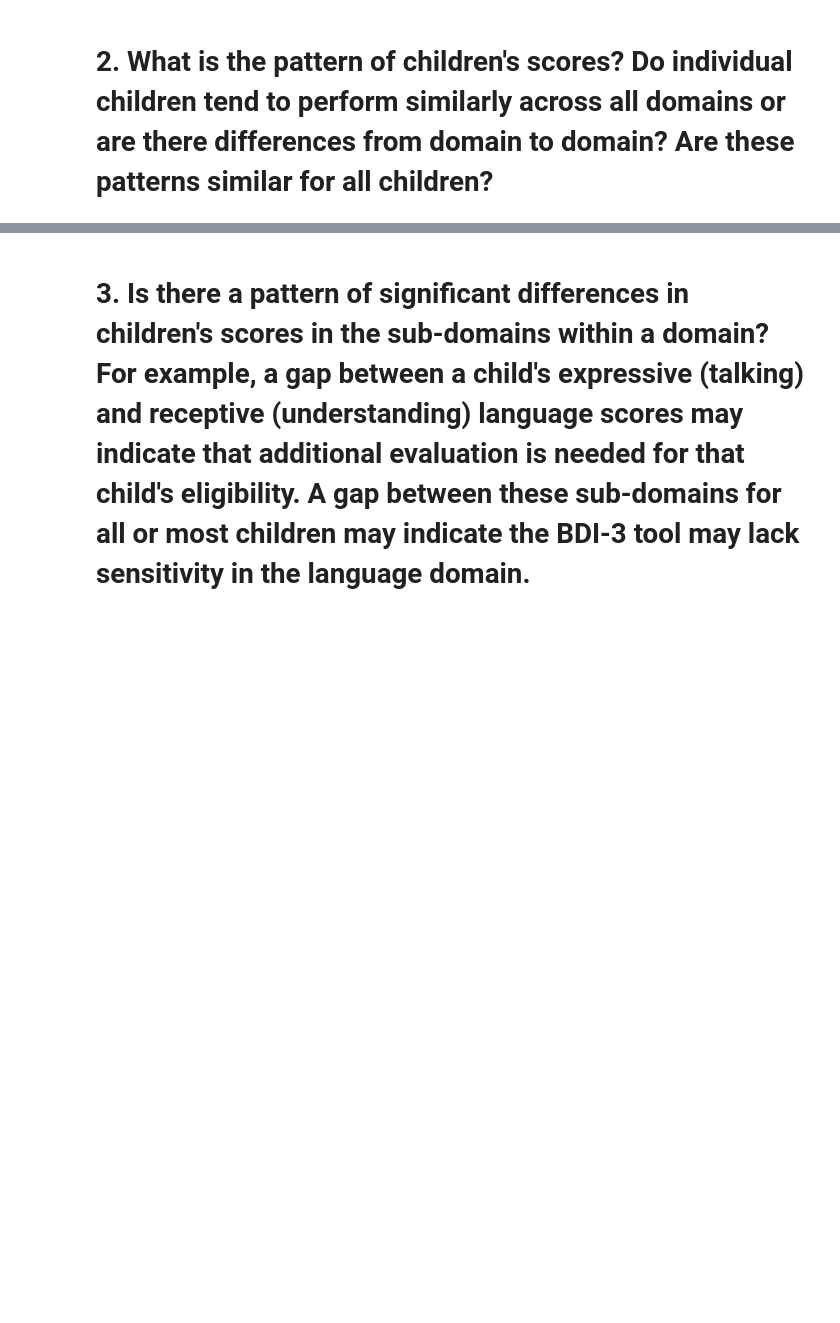
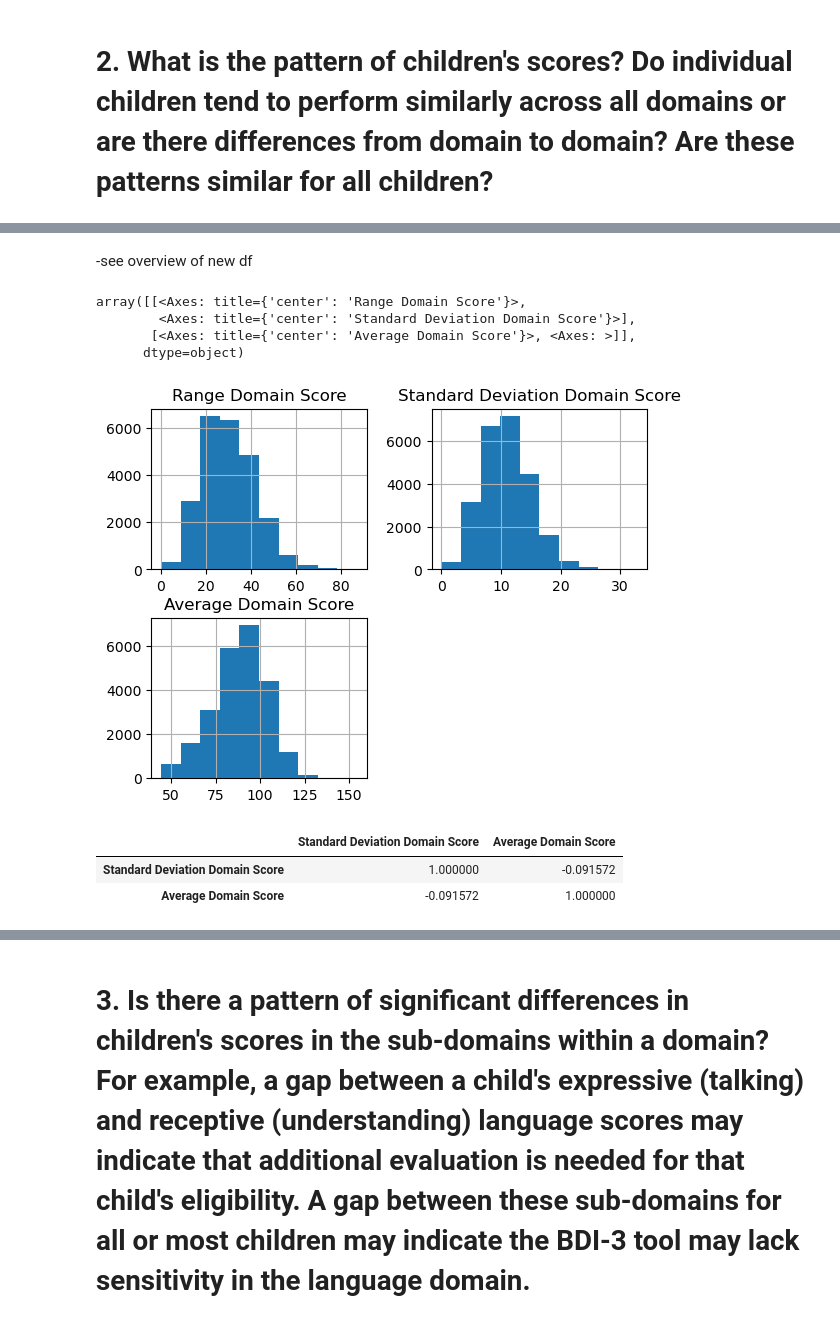
Before and after one commit to NSS-Data-Analytics-Cohort-17/partner-project-brazil, a Jupyter notebook: chloe_TEIS BDI-3 Analysis.ipynb, the cells around one changed output, grey strips where cells are left out. Saved outputs shown, nothing was run; the diff lists cells and outputs as text; code cells hidden in the pictures; blank space fills up the shorter version.

```diff
--- a/chloe_TEIS BDI-3 Analysis.ipynb
+++ b/chloe_TEIS BDI-3 Analysis.ipynb
@@ -266,0 +275,2 @@ expressive.figure.savefig('expressiv_comm.jpg')
+# %%
+df['Average Domain Score'] = df['Average Domain Score'].round(1)
@@ -266,0 +279,2 @@ expressive.figure.savefig('expressiv_comm.jpg')
+# %%
+df['Standard Deviation Domain Score']= df[domain_cols].std(axis=1)
@@ -266,0 +283,4 @@ expressive.figure.savefig('expressiv_comm.jpg')
+# %%
+df['Standard Deviation Domain Score'] = df['Standard Deviation Domain Score'].round(1)
+# %%
+df['Range Domain Score'] = df[domain_cols].max(axis=1) - df[domain_cols].min(axis=1)
@@ -266,0 +315,16 @@ expressive.figure.savefig('expressiv_comm.jpg')
+# %% [markdown]
+-see overview of new df
+# %%
+df[['Range Domain Score','Standard Deviation Domain Score','Average Domain Score' ]].hist()
+# %% [output]
+array([[<Axes: title={'center': 'Range Domain Score'}>,
+        <Axes: title={'center': 'Standard Deviation Domain Score'}>],
+       [<Axes: title={'center': 'Average Domain Score'}>, <Axes: >]],
+      dtype=object)
+[figure, added]
+# %%
+df[['Standard Deviation Domain Score','Average Domain Score' ]].corr()
+# %% [output]
+|  | Standard Deviation Domain Score | Average Domain Score |
+| Standard Deviation Domain Score | 1.000000 | -0.091572 |
+| Average Domain Score | -0.091572 | 1.000000 |
```
Also changed, not shown: parts of 91 cells of this notebook, 4 other files.
